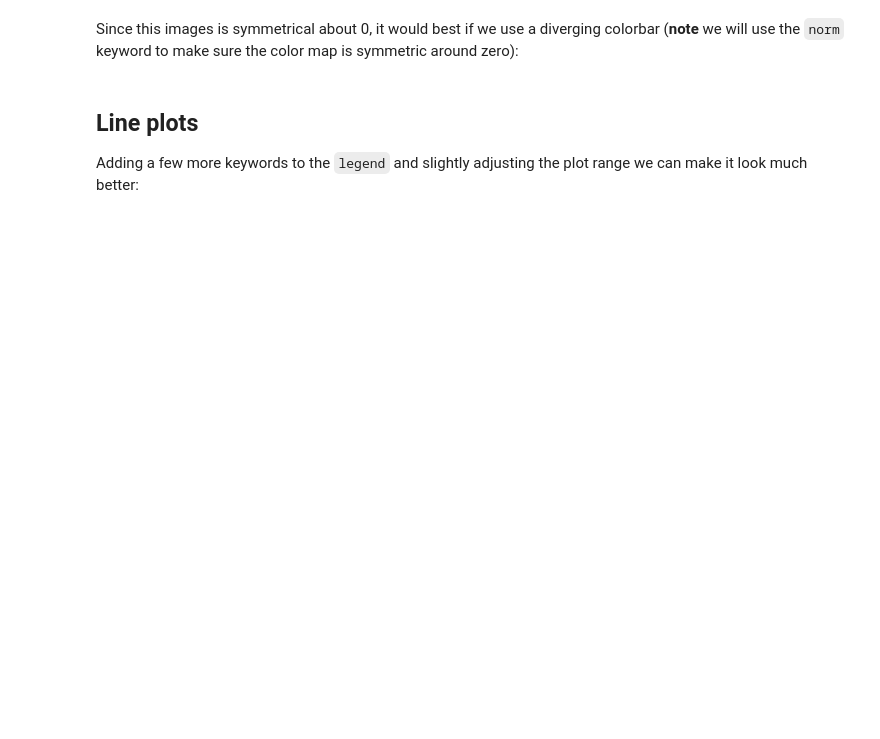
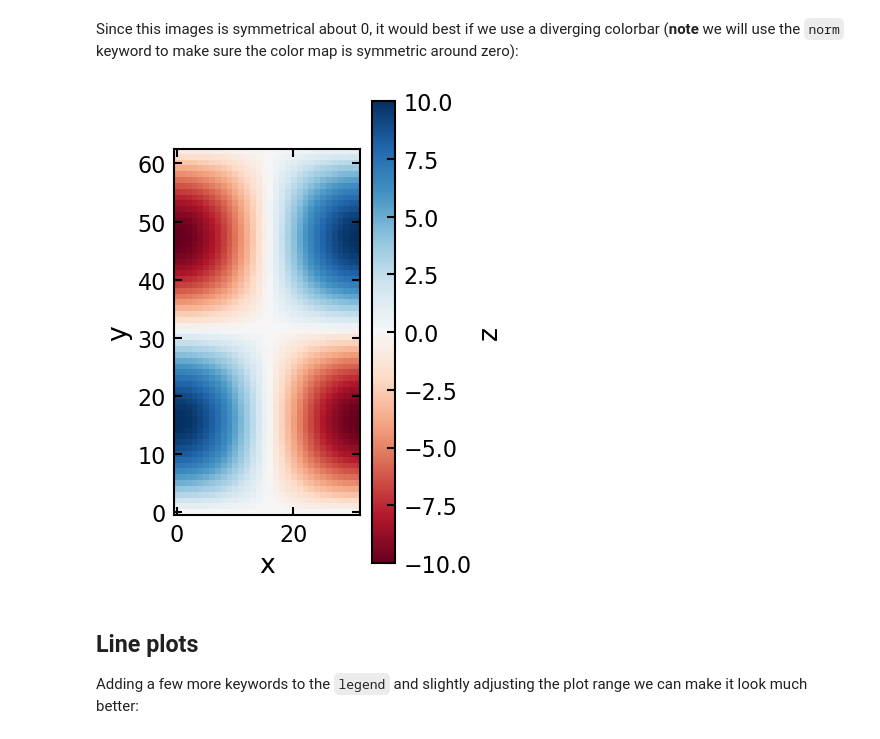
Before and after one commit to xangma/jupyter_data_languages, a Jupyter notebook: 2.1 - General_plotting.ipynb, the cells around one changed output. Saved outputs shown, nothing was run; the diff lists cells and outputs as text; code cells hidden in the pictures; blank space fills up the shorter version.

```diff
--- a/2.1 - General_plotting.ipynb
+++ b/2.1 - General_plotting.ipynb
@@ -162,11 +184,13 @@ cbar.set_label('z')
 Since this images is symmetrical about 0, it would best if we use a diverging colorbar (**note** we will use the `norm` keyword to make sure the color map is symmetric around zero):
 # %%
 plt.figure(7, figsize=(3, 6))
-plt.imshow(image, cmap=plt.cm.RdBu, norm=mpl.colors.CenteredNorm(vcenter=0, halfrange=10))
+plt.imshow(image, cmap=plt.cm.RdBu, norm=CenteredNorm(vcenter=0, halfrange=10))
 plt.xlabel('x')
 plt.ylabel('y')
 cbar = plt.colorbar()
 cbar.set_label('z')
+# %% [output]
+[figure, added]
 # %% [markdown]
 ## Line plots
 Adding a few more keywords to the `legend` and slightly adjusting the plot range we can make it look much better:
```
Also changed, not shown: parts of 14 cells of this notebook, 28 other files.
